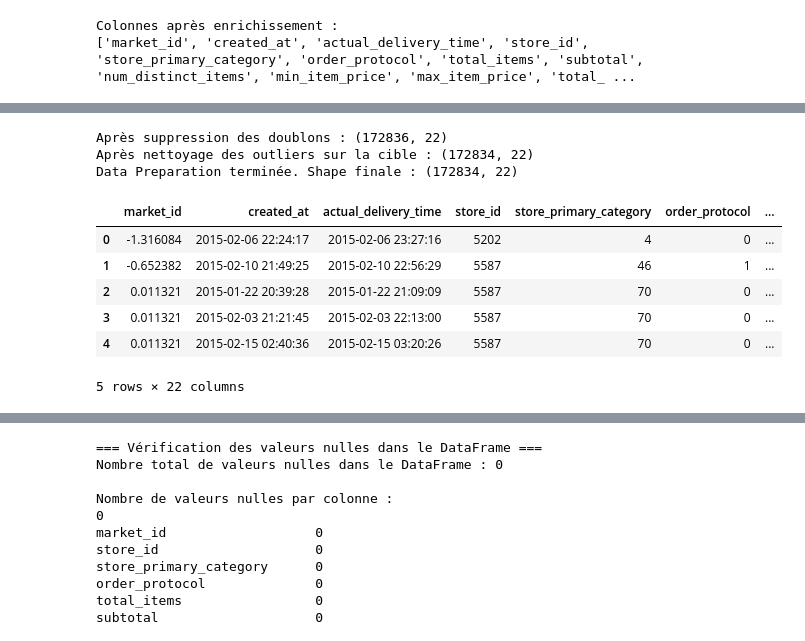
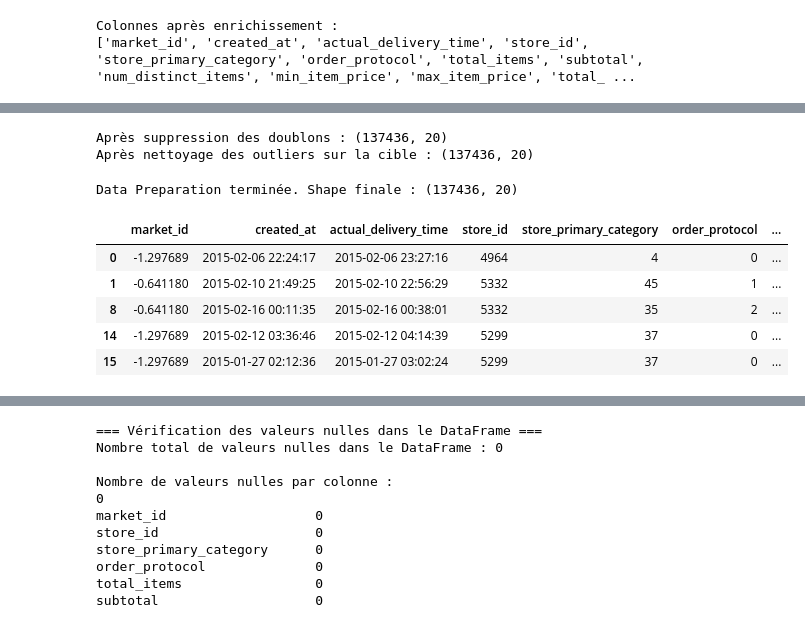
Before and after one commit to chamseddinedoulaEsprit/CRISP-DM-DataSet-Temps-de-livraison, a Jupyter notebook: CRISP-DM Datadelevry.ipynb, the cells around one changed output, grey strips where cells are left out. Drawn from its saved outputs; the diff is of its cells as text; code cells hidden in the pictures.

```diff
--- a/CRISP-DM Datadelevry.ipynb
+++ b/CRISP-DM Datadelevry.ipynb
@@ -495,0 +734,10 @@ Nombre de valeurs non-null target: 166144
+# %%
+# Définir les bornes
+lower_bound = 3.23
+upper_bound = 88.36
+
+# Appliquer le capping
+df["delivery_duration_min"] = df["delivery_duration_min"].clip(lower=lower_bound, upper=upper_bound)
+
+# Vérification rapide après correction
+print(df["delivery_duration_min"].describe())
@@ -505,7 +763,6 @@ df['hour_of_day'] = df['created_at'].dt.hour
 df['price_range'] = df['max_item_price'] - df['min_item_price']
 
 # Ajout du semestre
-df['quarter'] = df['created_at'].dt.quarter  # 1, 2, 3 ou 4
 
 # Afficher les nouvelles colonnes
 print("Colonnes après enrichissement :")
@@ -524,0 +782,15 @@ df.head()
+# %%
+# Liste des colonnes où on veut supprimer les valeurs nulles
+cols_to_check = [
+    "subtotal", "store_primary_category", "price_range", "delivery_duration_min",
+    "market_id", "order_protocol", "num_distinct_items", "created_at",
+    "max_item_price", "total_items", "min_item_price"
+]
+
+# Suppression des lignes avec valeurs nulles dans ces colonnes
+df = df.dropna(subset=cols_to_check)
+
+# Vérification après suppression
+print(f"Nombre de lignes après suppression : {len(df)}")
+for col in cols_to_check:
+    print(f"Lignes nulles restantes dans {col} : {df[col].isna().sum()}")
@@ -665,9 +978,9 @@ def enrich_df_one_pc_batch(df, chunk_days_limit=None):
 # ------------------ Exemple d'utilisation ------------------
 # suppose df est ton DataFrame chargé
 # option A: une requete par marché (si la API accepte la plage entière)
-#df_enriched = enrich_df_one_pc_batch(df, chunk_days_limit=None)
+df_enriched = enrich_df_one_pc_batch(df, chunk_days_limit=None)
 
 # option B: découper les plages si l'API a une limite de longueur (par ex 180 jours max)
 #df_enriched = enrich_df_one_pc_batch(df, chunk_days_limit=180)
 
-df.to_csv("df_enriched.csv", index=False)
+#df.to_csv("df_enriched.csv", index=False)
@@ -763,8 +1092,8 @@ numeric_cols_present = [
     c for c in [
         'market_id', 'total_items', 'subtotal', 'num_distinct_items',
         'min_item_price', 'max_item_price', 'total_onshift_partners',
-        'total_busy_partners', 'total_outstanding_orders', 'temperature',
-        'delivery_duration_min', 'day_of_week_numeric', 'hour_of_day',
+        'total_busy_partners', 'total_outstanding_orders', 'temperature'
+        , 'day_of_week_numeric', 'hour_of_day',
         'price_range', 'quarter'
     ] if c in df.columns and df[c].dtype in ['int64', 'float64', 'int32', 'float32']
 ]
@@ -801,42 +1130,41 @@ if 'delivery_duration_min' in df.columns:
     print(f"Après nettoyage des outliers sur la cible : {df.shape}")
 
 # ==============================
 # 5) Encodage des variables catégorielles
 # ==============================
 label_encoders = {}
 for c in cat_cols:
     le = LabelEncoder()
     df.loc[:, c] = le.fit_transform(df[c].astype(str))
     label_encoders[c] = le
 
 # ==============================
 # 6) Mise à l’échelle (StandardScaler)
 # ==============================
 if numeric_cols_present:
     scaler = StandardScaler()
     df.loc[:, numeric_cols_present] = scaler.fit_transform(df[numeric_cols_present])
 
 # ==============================
 # 7) Inférence explicite des objets (future-proof)
 # ==============================
 df = df.infer_objects(copy=False)
 
 # ==============================
 # 8) Résultat final
 # ==============================
 print('Data Preparation terminée. Shape finale :', df.shape)
 display(df.head())
 # %% [output]
-Après suppression des doublons : (172836, 22)
-Après nettoyage des outliers sur la cible : (172834, 22)
-Data Preparation terminée. Shape finale : (172834, 22)
+Après suppression des doublons : (137436, 20)
+Après nettoyage des outliers sur la cible : (137436, 20)
+Data Preparation terminée. Shape finale : (137436, 20)
 |  | market_id | created_at | actual_delivery_time | store_id | store_primary_category | order_protocol | ... |
-| 0 | -1.316084 | 2015-02-06 22:24:17 | 2015-02-06 23:27:16 | 5202 | 4 | 0 | ... |
-| 1 | -0.652382 | 2015-02-10 21:49:25 | 2015-02-10 22:56:29 | 5587 | 46 | 1 | ... |
-| 2 | 0.011321 | 2015-01-22 20:39:28 | 2015-01-22 21:09:09 | 5587 | 70 | 0 | ... |
-| 3 | 0.011321 | 2015-02-03 21:21:45 | 2015-02-03 22:13:00 | 5587 | 70 | 0 | ... |
-| 4 | 0.011321 | 2015-02-15 02:40:36 | 2015-02-15 03:20:26 | 5587 | 70 | 0 | ... |
+| 0 | -1.297689 | 2015-02-06 22:24:17 | 2015-02-06 23:27:16 | 4964 | 4 | 0 | ... |
+| 1 | -0.641180 | 2015-02-10 21:49:25 | 2015-02-10 22:56:29 | 5332 | 45 | 1 | ... |
+| 8 | -0.641180 | 2015-02-16 00:11:35 | 2015-02-16 00:38:01 | 5332 | 35 | 2 | ... |
+| 14 | -1.297689 | 2015-02-12 03:36:46 | 2015-02-12 04:14:39 | 5299 | 37 | 0 | ... |
+| 15 | -1.297689 | 2015-01-27 02:12:36 | 2015-01-27 03:02:24 | 5299 | 37 | 0 | ... |
-5 rows × 22 columns
 # %%
 # Vérification des valeurs nulles dans le DataFrame
 print("\n=== Vérification des valeurs nulles dans le DataFrame ===")
```
Also changed, not shown: parts of 36 cells of this notebook, 2 other files.
